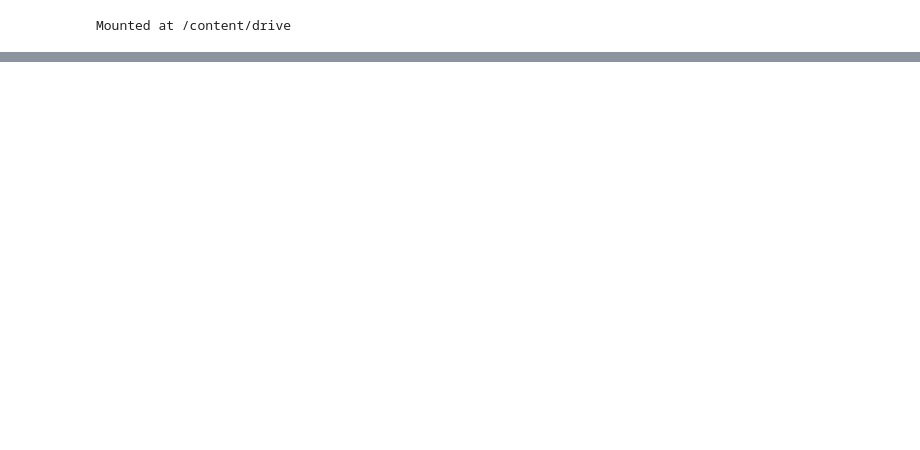
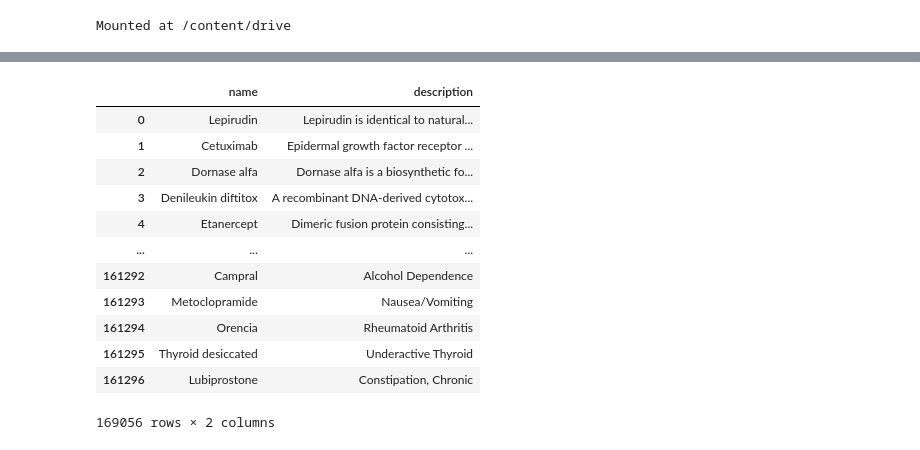
Before and after one commit to sauravrox/image-text-detection, a Jupyter notebook: Text_detection.ipynb, the cells around one changed output, grey strips where cells are left out. Saved outputs shown, nothing was run; the diff lists cells and outputs as text; code cells hidden in the pictures; blank space fills up the shorter version.

```diff
--- a/Text_detection.ipynb
+++ b/Text_detection.ipynb
@@ -82,3 +82,22 @@ drugbank_df.head()
+# %%
+df2=pd.read_csv('/content/drive/MyDrive/image/drugsComTrain_raw.csv')
+frames = [df1, df2]
+result = pd.concat(frames)
+result
+# %% [output]
+|  | name | description |
+| 0 | Lepirudin | Lepirudin is identical to natural... |
+| 1 | Cetuximab | Epidermal growth factor receptor ... |
+| 2 | Dornase alfa | Dornase alfa is a biosynthetic fo... |
+| 3 | Denileukin diftitox | A recombinant DNA-derived cytotox... |
+| 4 | Etanercept | Dimeric fusion protein consisting... |
+| ... | ... | ... |
+| 161292 | Campral | Alcohol Dependence |
+| 161293 | Metoclopramide | Nausea/Vomiting |
+| 161294 | Orencia | Rheumatoid Arthritis |
+| 161295 | Thyroid desiccated | Underactive Thyroid |
+| 161296 | Lubiprostone | Constipation, Chronic |
+169056 rows × 2 columns
 # %%
 !pip install tesseract-ocr
 !pip install libtesseract-dev
```
Also changed, not shown: parts of 21 cells of this notebook.
